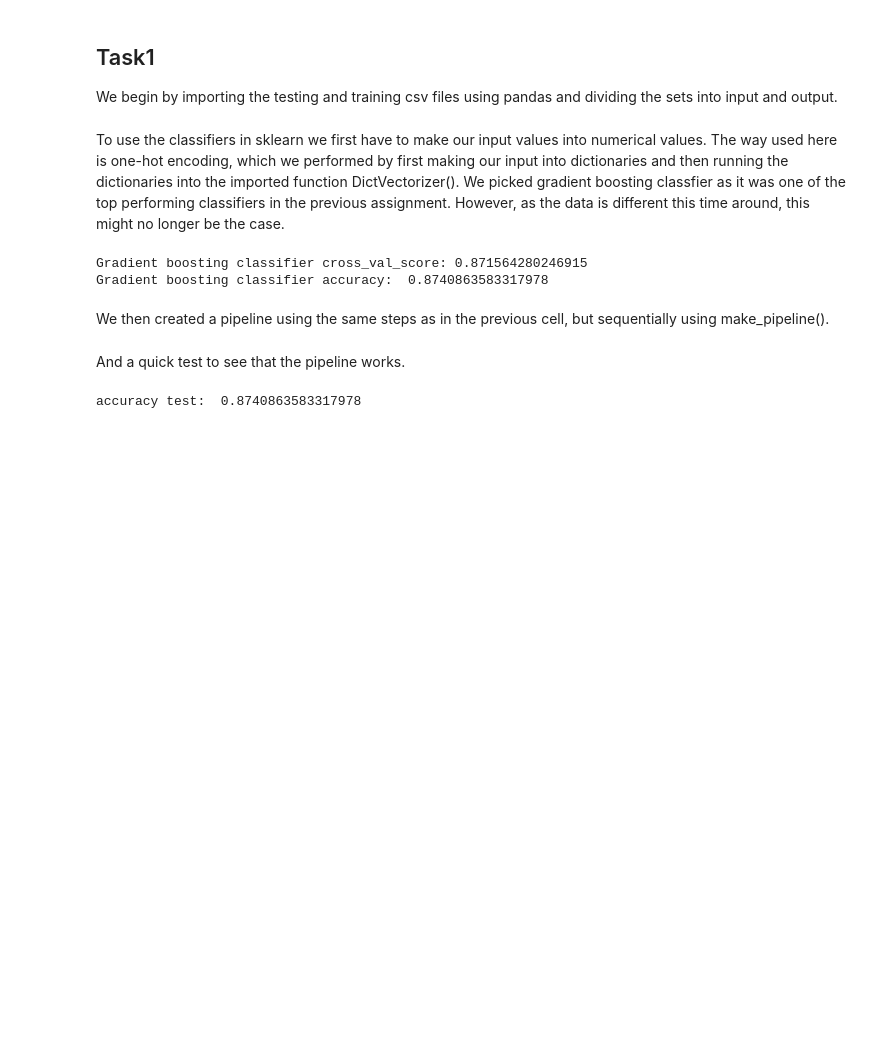
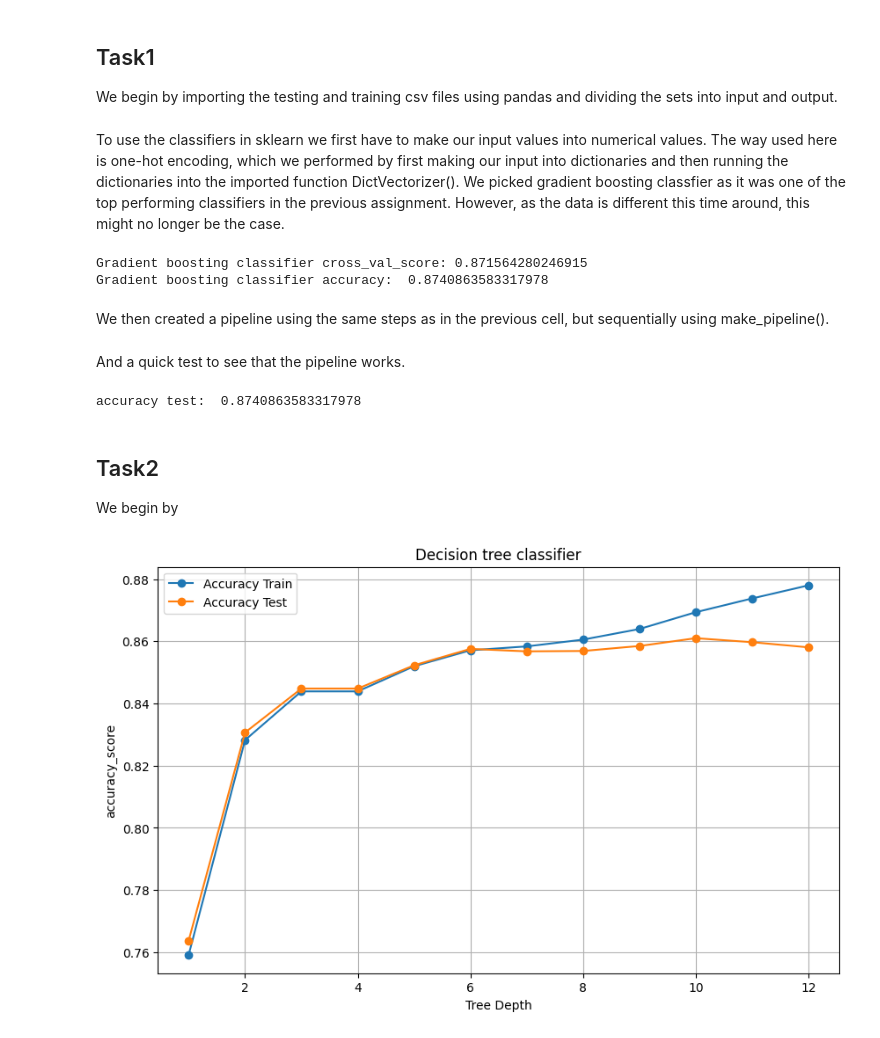
Before and after one commit to min-ze/DAT341-Applied-Machine-Learning, a Jupyter notebook: PA2/Assignment2.ipynb, the cells around one changed output. Cells and saved outputs as stored; diff of their text form; code cells hidden in the pictures; blank space fills up the shorter version.

Commit message:
PA2 - Task2 almost complete

```diff
--- a/PA2/Assignment2.ipynb
+++ b/PA2/Assignment2.ipynb
@@ -64,3 +64,34 @@ Y_guess2 = pipeline.predict(dicts_for_my_test_data)
 print('accuracy test: ',accuracy_score(Y_test, Y_guess2))
 # %% [output]
 accuracy test:  0.8740863583317978
+# %% [markdown]
+## Task2
+We begin by
+# %%
+from sklearn.tree import DecisionTreeClassifier
+acc_train = []
+acc_test = []
+
+for i in range(1,13):
+    dtc_clf = DecisionTreeClassifier(max_depth=i)
+    dtc_clf.fit(X_train_encoded, Y_train)
+
+    # Train set
+    acc_train.append(accuracy_score(Y_train, dtc_clf.predict(X_train_encoded)))
+
+    # Test set
+    acc_test.append(accuracy_score(Y_test, dtc_clf.predict(X_test_encoded)))
+
+# Plotting
+plt.figure(figsize=(10, 6))
+plt.plot(range(1,13), acc_train, label='Accuracy Train', marker='o')
+plt.plot(range(1,13), acc_test, label='Accuracy Test', marker='o')
+
+plt.title('Decision tree classifier')
+plt.xlabel('Tree Depth')
+plt.ylabel('accuracy_score')
+plt.legend()
+plt.grid(True)
+plt.show()
+# %% [output]
+[figure, added]
```
Also changed, not shown: parts of 1 cell of this notebook.
